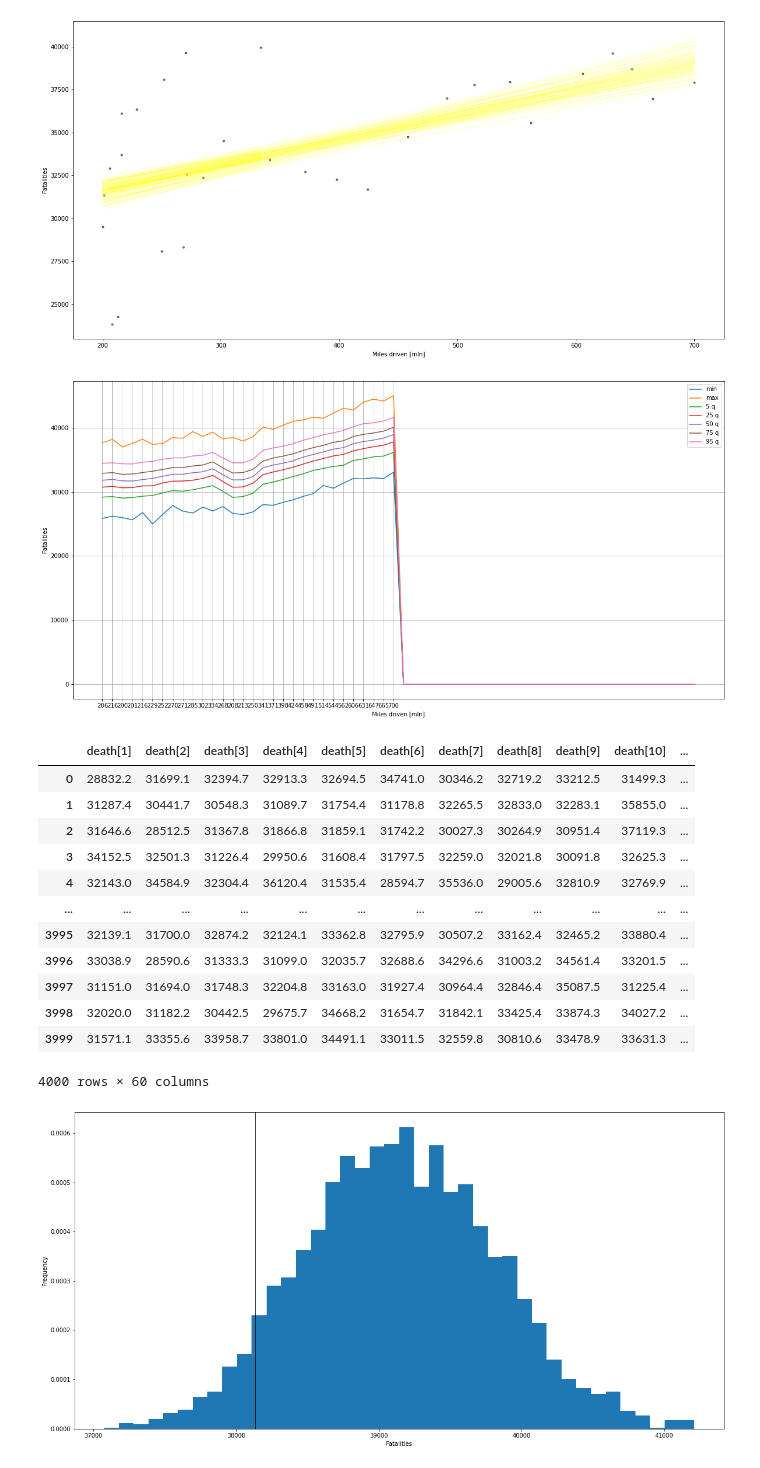
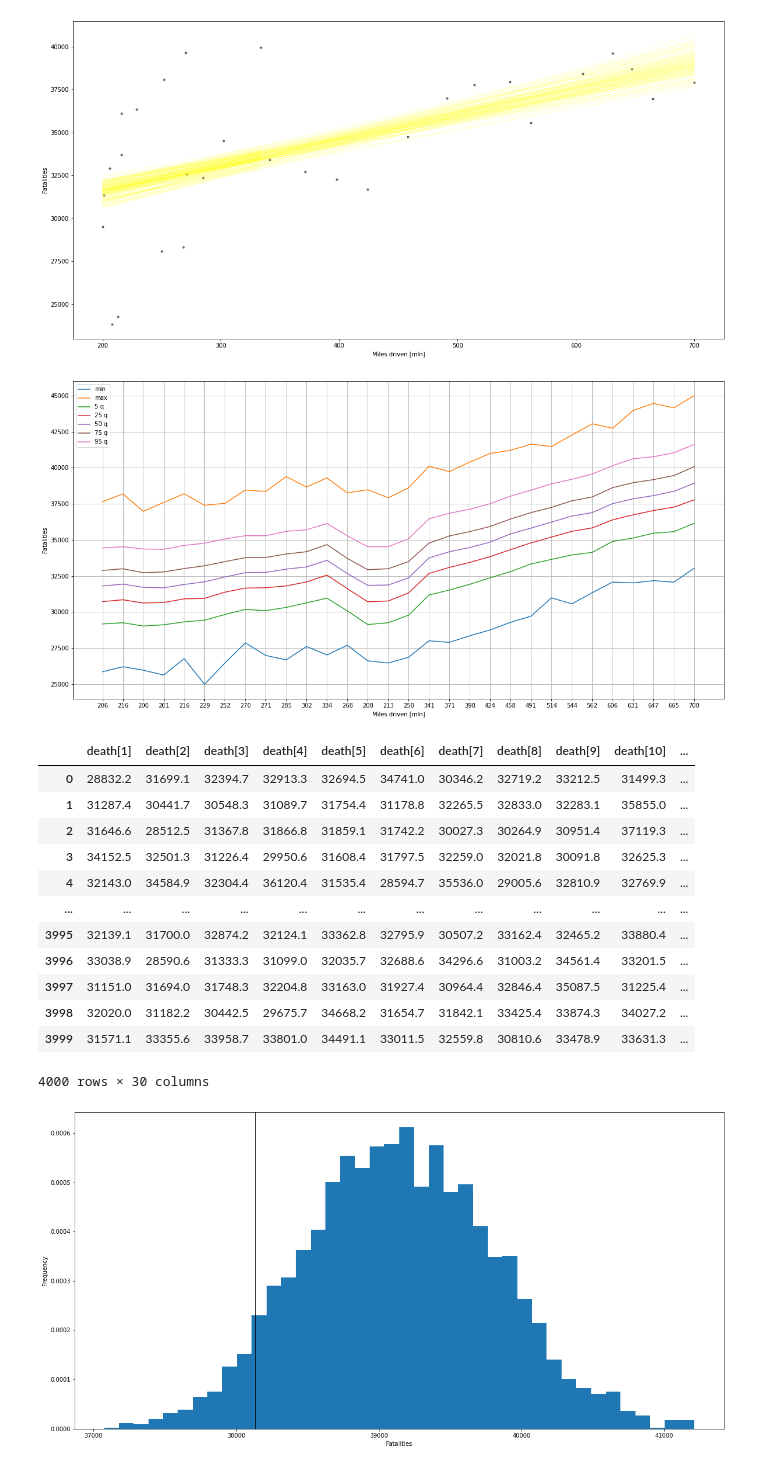
Before and after one commit to FilipZmija/Projekt, a Jupyter notebook: Project/project.ipynb, the cells around one changed output. Saved outputs shown, nothing was run; the diff lists cells and outputs as text; code cells hidden in the pictures.

```diff
--- a/Project/project.ipynb
+++ b/Project/project.ipynb
@@ -153,32 +153,32 @@ axes.scatter(df.Miles, df.Fatalities, color='black',alpha=0.5,s=10)
 # %%
 # alpha_sim=sim.stan_variable('alpha')
 # beta_sim=sim.stan_variable('beta')
 # fig, axes = plt.subplots(1,1,figsize =(7,4))
 # axes.hlines([0,50000],xmin=df.Miles.min(),xmax=df.Miles.max(),linestyle = "--",color = "black")
 # for i in range(50):
 #     axes.plot(df.Miles,alpha_sim[i]+beta_sim[i]*df.c_miles,alpha=0.5,linewidth =0.5)
 # axes.set_xlabel('Miles driven[mln]')
 # axes.set_ylabel('Fatalities')
 # plt.show()
 fit_height = fit.draws_pd()
-fit_height = fit_height.loc[:,'death[1]':'death[31]']
+fit_height = fit_height.loc[:,'death[1]':'death[30]']
 data2 = {'min' : fit_height.min(),
         'max' : fit_height.max(),
         '5 q' : fit_height.quantile(0.05),
         '25 q' : fit_height.quantile(0.25),
         '50 q' : fit_height.quantile(0.5),
         '75 q' : fit_height.quantile(0.75),
         '95 q' : fit_height.quantile(0.95)}
 
 fit_data = pd.DataFrame(data2)
 fit_data.plot(figsize=(20,10))
 plt.xlabel("Miles driven [mln]")
 plt.ylabel("Fatalities")
 default_x_ticks = range(len(df.Miles))
 plt.xticks(default_x_ticks, df.Miles)
 plt.grid()
 # %% [output]
-[figure, old version]
+[figure, new version]
 # %%
 fit_height
 # %% [output]
@@ -194,7 +194,7 @@ fit_height
 | 3997 | 31151.0 | 31694.0 | 31748.3 | 32204.8 | 33163.0 | 31927.4 | 30964.4 | 32846.4 | 35087.5 | 31225.4 | ... |
 | 3998 | 32020.0 | 31182.2 | 30442.5 | 29675.7 | 34668.2 | 31654.7 | 31842.1 | 33425.4 | 33874.3 | 34027.2 | ... |
 | 3999 | 31571.1 | 33355.6 | 33958.7 | 33801.0 | 34491.1 | 33011.5 | 32559.8 | 30810.6 | 33478.9 | 33631.3 | ... |
-4000 rows × 60 columns
+4000 rows × 30 columns
 # %%
 mu3500 = alpha+beta*(719)
 fig, ax = plt.subplots(1,1,figsize=(20,10))
```
Also changed, not shown: parts of 3 cells of this notebook, 3 other files.
